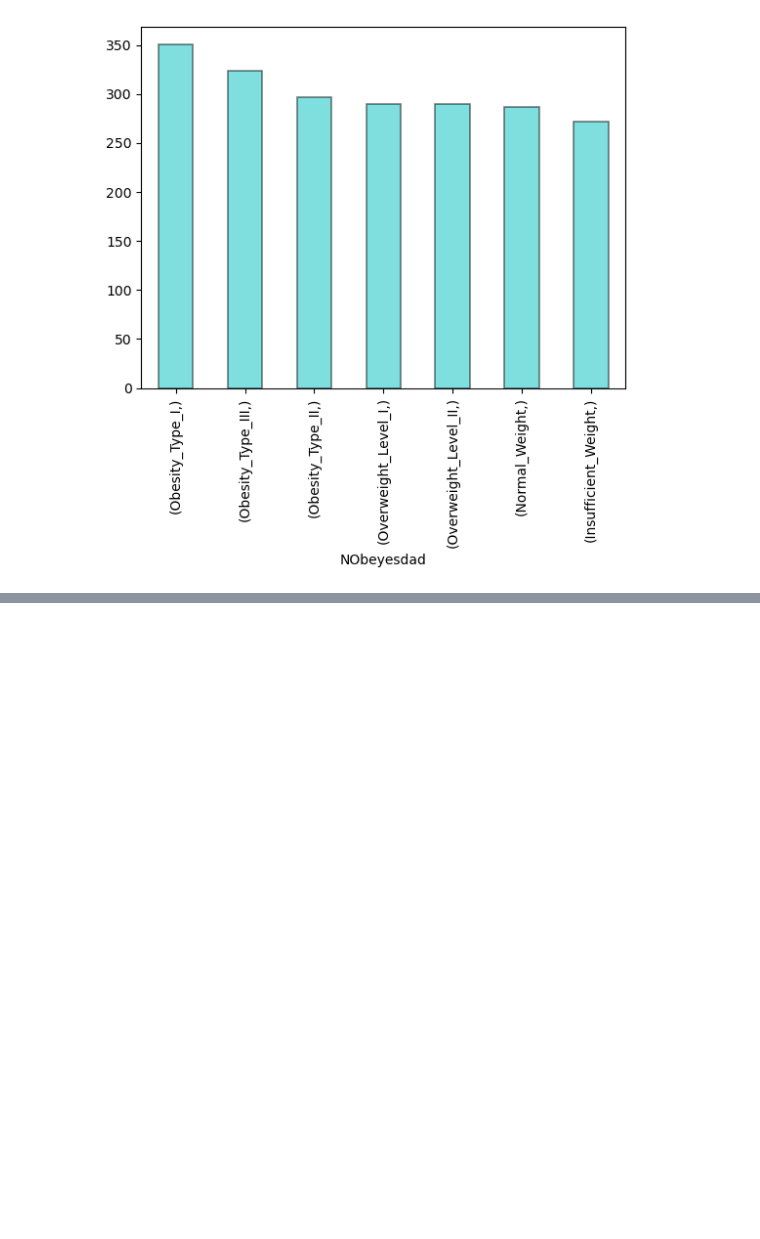
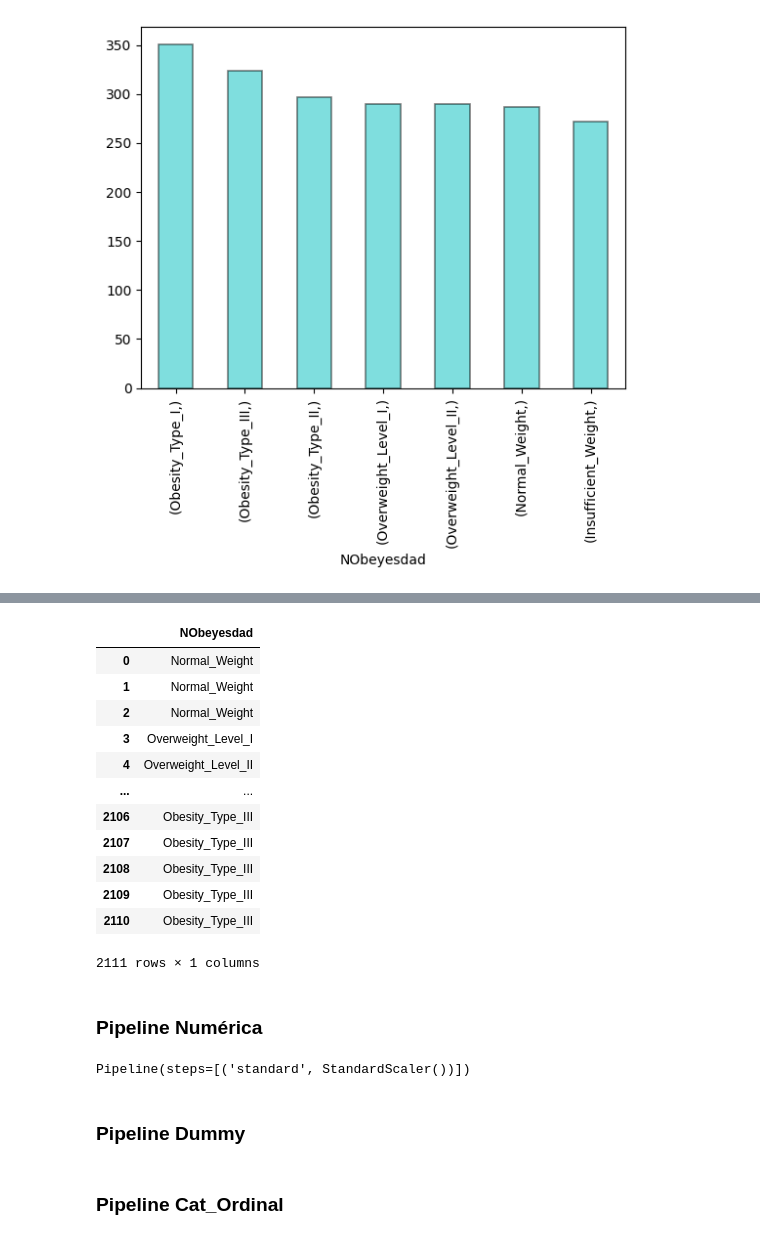
Before and after one commit to DiegoCorredor724/USTA-Proyecto_Obesidad, a Jupyter notebook: Obesity.ipynb, the cells around one changed output, grey strips where cells are left out. Cells and saved outputs as stored; diff of their text form; code cells hidden in the pictures; blank space fills up the shorter version.

```diff
--- a/Obesity.ipynb
+++ b/Obesity.ipynb
@@ -121,0 +187,34 @@ describe_data(X).to_excel('resumen.xlsx', index=False)
+# %%
+y
+# %% [output]
+|  | NObeyesdad |
+| 0 | Normal_Weight |
+| 1 | Normal_Weight |
+| 2 | Normal_Weight |
+| 3 | Overweight_Level_I |
+| 4 | Overweight_Level_II |
+| ... | ... |
+| 2106 | Obesity_Type_III |
+| 2107 | Obesity_Type_III |
+| 2108 | Obesity_Type_III |
+| 2109 | Obesity_Type_III |
+| 2110 | Obesity_Type_III |
+2111 rows × 1 columns
+# %% [markdown]
+### Pipeline Numérica
+# %%
+from sklearn.compose import ColumnTransformer
+from sklearn.ensemble import RandomForestClassifier
+from sklearn.impute import SimpleImputer
+from sklearn.pipeline import Pipeline
+from sklearn.preprocessing import StandardScaler
+
+Standar_pipeline =  Pipeline([
+                ('standard', StandardScaler())
+            ])
+X_Numerica_scaled = Standar_pipeline.fit(X_Numerica)
+X_Numerica_scaled
+# %% [output]
+Pipeline(steps=[('standard', StandardScaler())])
+# %% [markdown]
+### Pipeline Dummy
@@ -121,0 +227,2 @@ describe_data(X).to_excel('resumen.xlsx', index=False)
+# %% [markdown]
+### Pipeline Cat_Ordinal
```
Also changed, not shown: parts of 8 cells of this notebook.
